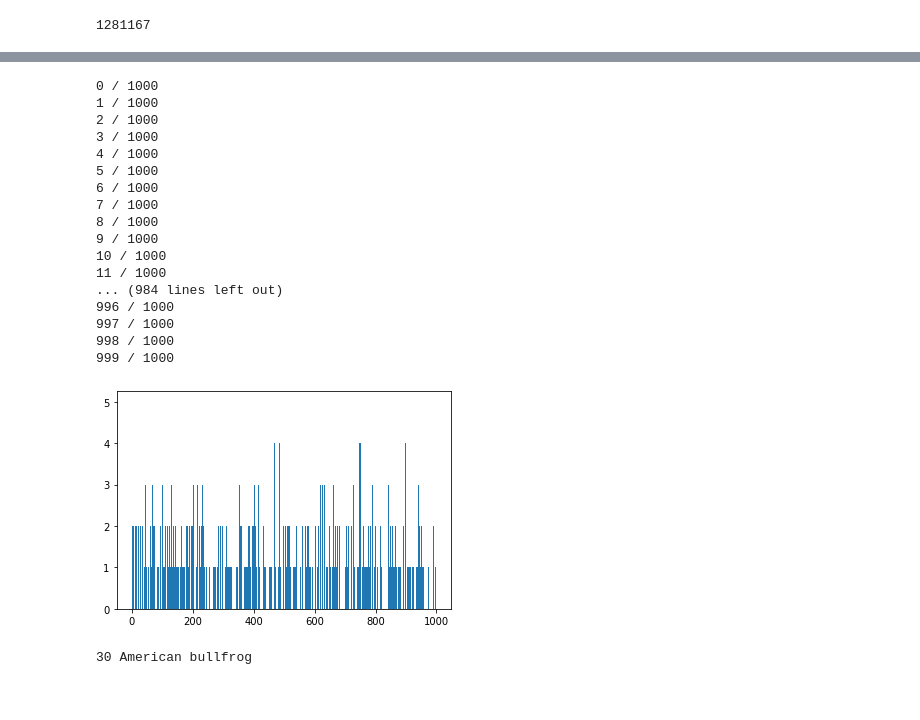
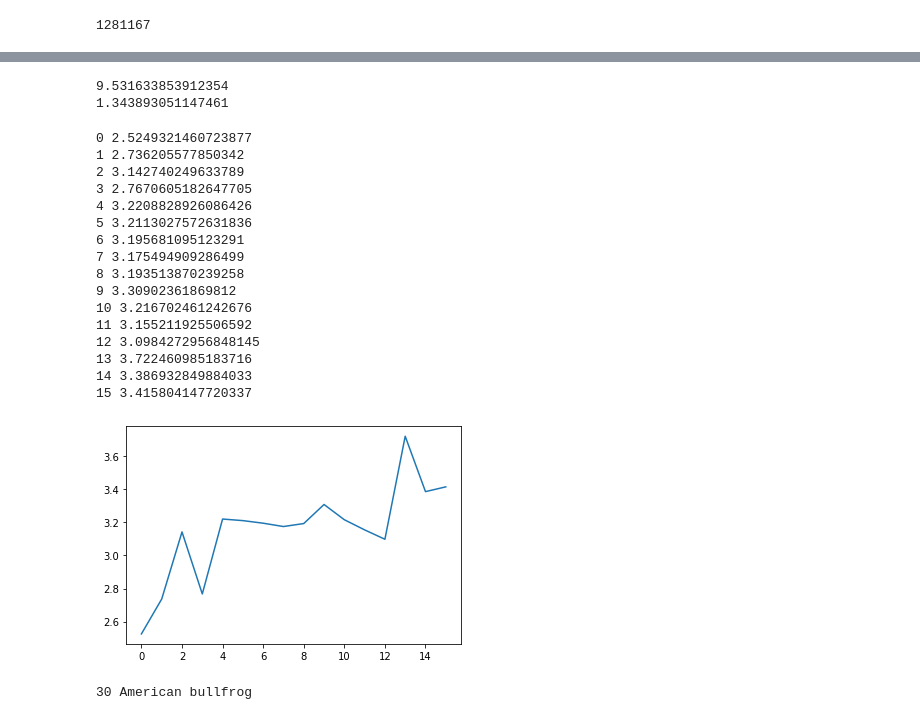
Before and after one commit to akarshkumar0101/timm-mlp-shaker, a Jupyter notebook: imagenet_experiment.ipynb, the cells around one changed output, grey strips where cells are left out. Drawn from its saved outputs; the diff is of its cells as text; code cells hidden in the pictures.

```diff
--- a/imagenet_experiment.ipynb
+++ b/imagenet_experiment.ipynb
@@ -132,33 +28,52 @@ import subprocess
-# %%
-d = '/work/08258/akumar01/maverick2/datasets/imagenet/train/'
-tar_files = [i for i in os.listdir(d) if i.endswith('.tar')]
-for i, tar_file in enumerate(tar_files):
-    name = tar_file[:-4]
-    subprocess.run(['mkdir', d+name])
-    subprocess.run(['tar', '-xf', d+tar_file, '-C', d+name])
-    print(i, '/', len(tar_files))
-# %% [output]
-0 / 1000
-1 / 1000
-2 / 1000
-3 / 1000
-4 / 1000
-5 / 1000
-6 / 1000
-7 / 1000
-8 / 1000
-9 / 1000
-10 / 1000
-11 / 1000
-... (984 lines left out)
-996 / 1000
-997 / 1000
-998 / 1000
-999 / 1000
-# %%
-plt.hist(y.numpy(), bins=1000);
-# %% [output]
-[figure, removed]
+# %%
+ds = torchvision.datasets.CIFAR10(f'{work_dir}/datasets/cifar10/', transform=transform)
+dl = DataLoader(ds, batch_size=1000, shuffle=False, num_workers=1)
+start = time.time()
+for x, y in dl:
+    pass
+print(time.time()-start)
+
+dl = DataLoader(ds, batch_size=1000, shuffle=False, num_workers=16)
+start = time.time()
+for x, y in dl:
+    pass
+print(time.time()-start)
+# %% [output]
+9.531633853912354
+1.343893051147461
+# %%
+ds = torchvision.datasets.ImageNet(f'{work_dir}/datasets/imagenet/', transform=transform)
+# ds = torchvision.datasets.CIFAR10(f'{work_dir}/datasets/cifar10/', transform=transform)
+
+times = []
+for n in range(0, 16):
+    dl = DataLoader(ds, batch_size=100, shuffle=False, num_workers=n)
+    start = time.time()
+    x, y = next(iter(dl))
+    end = time.time()
+    t = end-start
+    times.append(t)
+    print(n, t)
+plt.plot(times)
+plt.show()
+# %% [output]
+0 2.5249321460723877
+1 2.736205577850342
+2 3.142740249633789
+3 2.7670605182647705
+4 3.2208828926086426
+5 3.2113027572631836
+6 3.195681095123291
+7 3.175494909286499
+8 3.193513870239258
+9 3.30902361869812
+10 3.216702461242676
+11 3.155211925506592
+12 3.0984272956848145
+13 3.722460985183716
+14 3.386932849884033
+15 3.415804147720337
+[figure, added]
 # %%
 y_idx = scipy.stats.mode(y).mode[0]
 y_idx = 30
```
Also changed, not shown: parts of 14 cells of this notebook, 2 other files.
